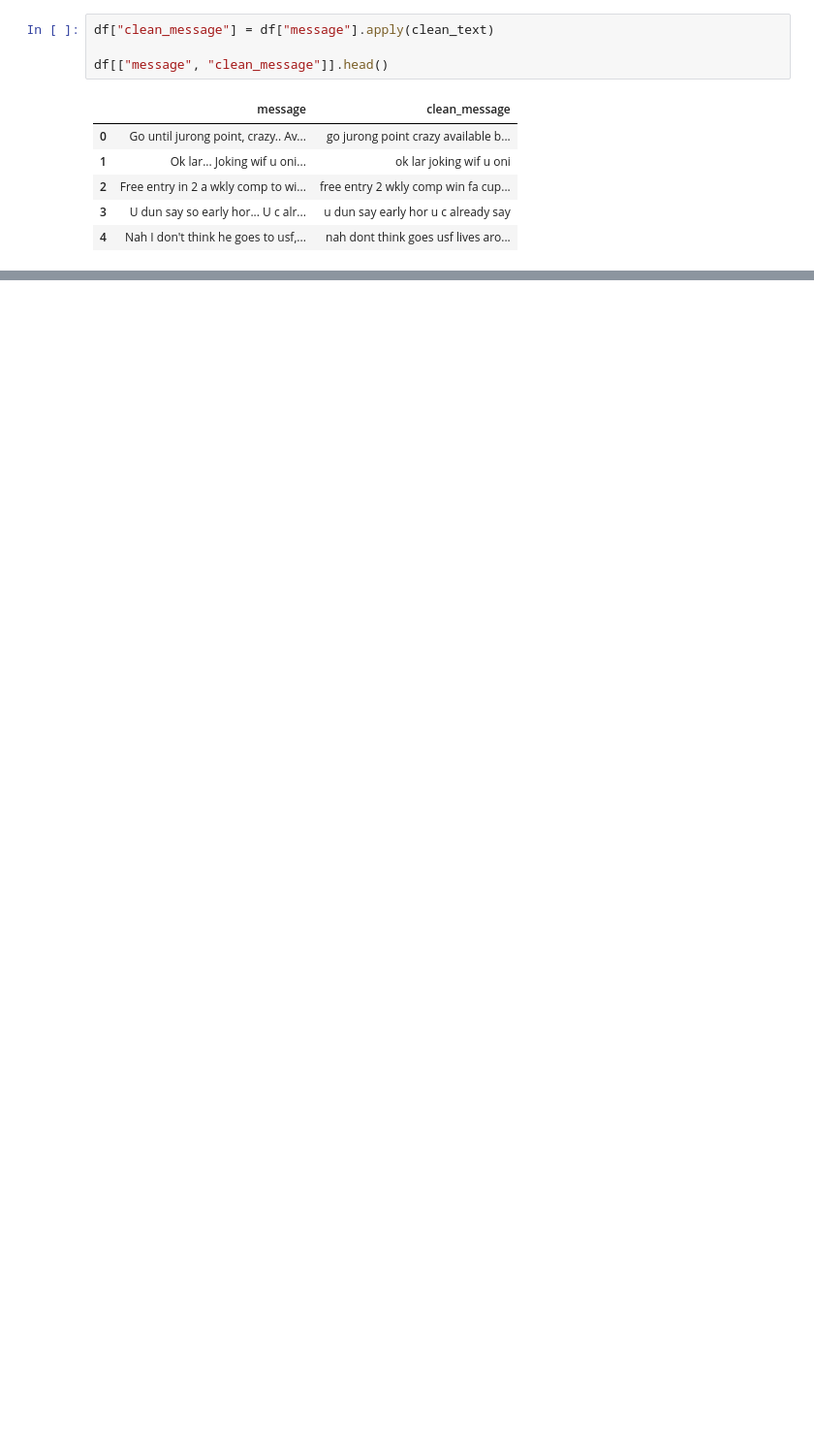
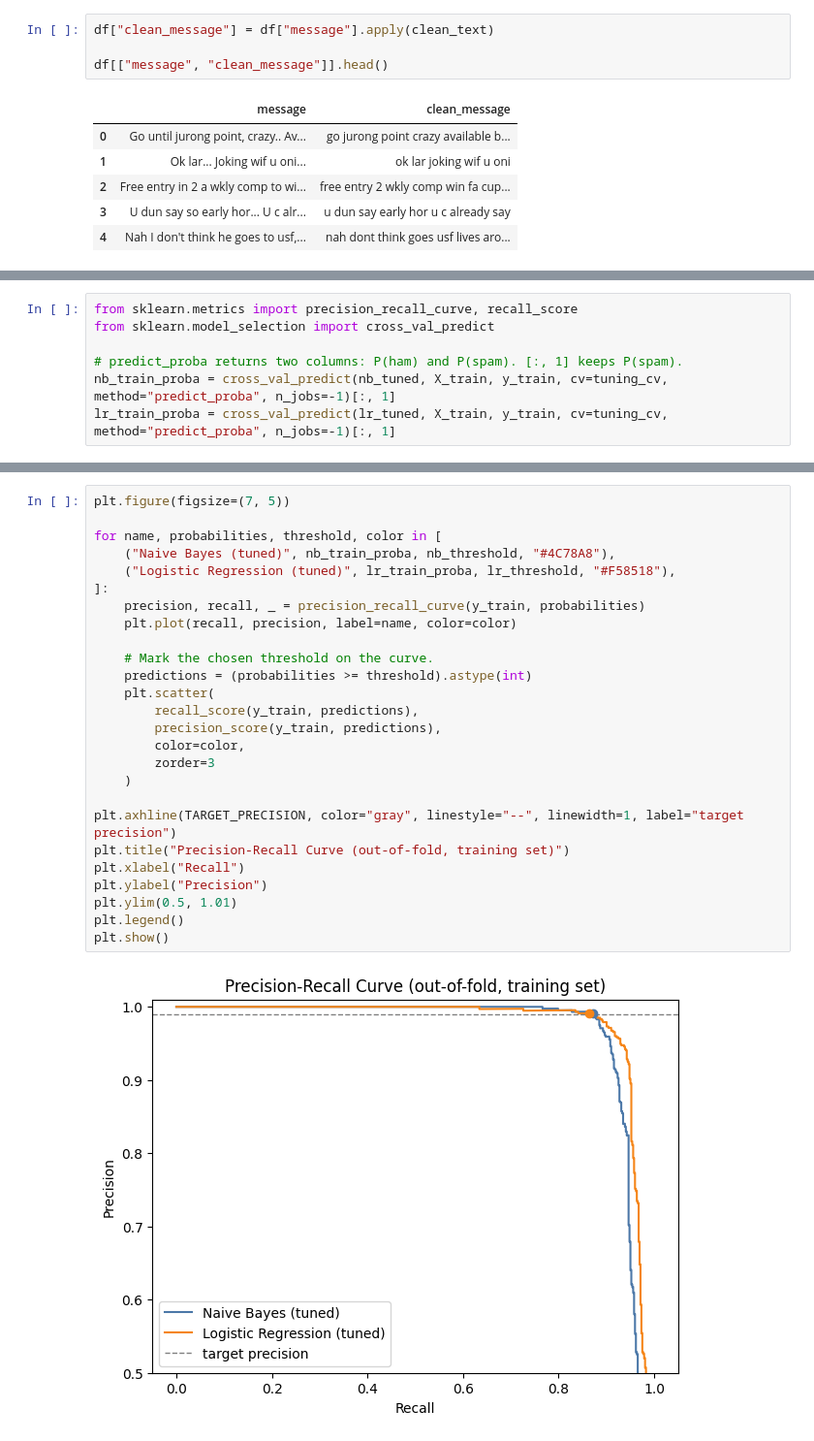
Before and after one commit to akshin777mansurov/spam-email-detector, a Jupyter notebook: Spam_Email_Detector.ipynb, the cells around one changed output, grey strips where cells are left out. Shown at 97% size. Saved outputs shown, nothing was run; the diff lists cells and outputs as text; blank space fills up the shorter version.

```diff
--- a/Spam_Email_Detector.ipynb
+++ b/Spam_Email_Detector.ipynb
@@ -546,0 +796,7 @@ Prediction: ham
+# %%
+from sklearn.metrics import precision_recall_curve, recall_score
+from sklearn.model_selection import cross_val_predict
+
+# predict_proba returns two columns: P(ham) and P(spam). [:, 1] keeps P(spam).
+nb_train_proba = cross_val_predict(nb_tuned, X_train, y_train, cv=tuning_cv, method="predict_proba", n_jobs=-1)[:, 1]
+lr_train_proba = cross_val_predict(lr_tuned, X_train, y_train, cv=tuning_cv, method="predict_proba", n_jobs=-1)[:, 1]
@@ -546,0 +867,28 @@ Prediction: ham
+# %%
+plt.figure(figsize=(7, 5))
+
+for name, probabilities, threshold, color in [
+    ("Naive Bayes (tuned)", nb_train_proba, nb_threshold, "#4C78A8"),
+    ("Logistic Regression (tuned)", lr_train_proba, lr_threshold, "#F58518"),
+]:
+    precision, recall, _ = precision_recall_curve(y_train, probabilities)
+    plt.plot(recall, precision, label=name, color=color)
+
+    # Mark the chosen threshold on the curve.
+    predictions = (probabilities >= threshold).astype(int)
+    plt.scatter(
+        recall_score(y_train, predictions),
+        precision_score(y_train, predictions),
+        color=color,
+        zorder=3
+    )
+
+plt.axhline(TARGET_PRECISION, color="gray", linestyle="--", linewidth=1, label="target precision")
+plt.title("Precision-Recall Curve (out-of-fold, training set)")
+plt.xlabel("Recall")
+plt.ylabel("Precision")
+plt.ylim(0.5, 1.01)
+plt.legend()
+plt.show()
+# %% [output]
+[figure, added]
```
Also changed, not shown: parts of 138 cells of this notebook, 2 other files.
